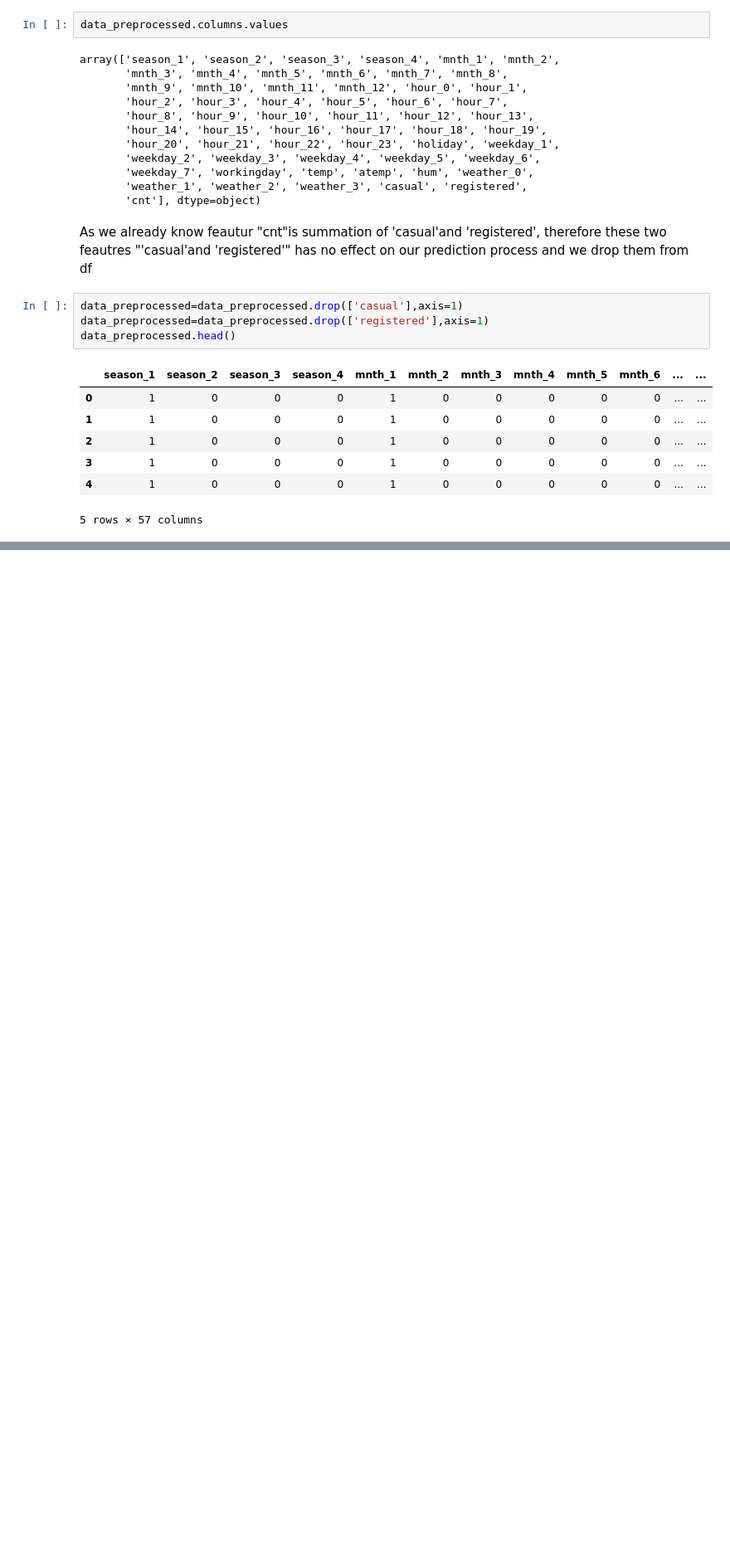
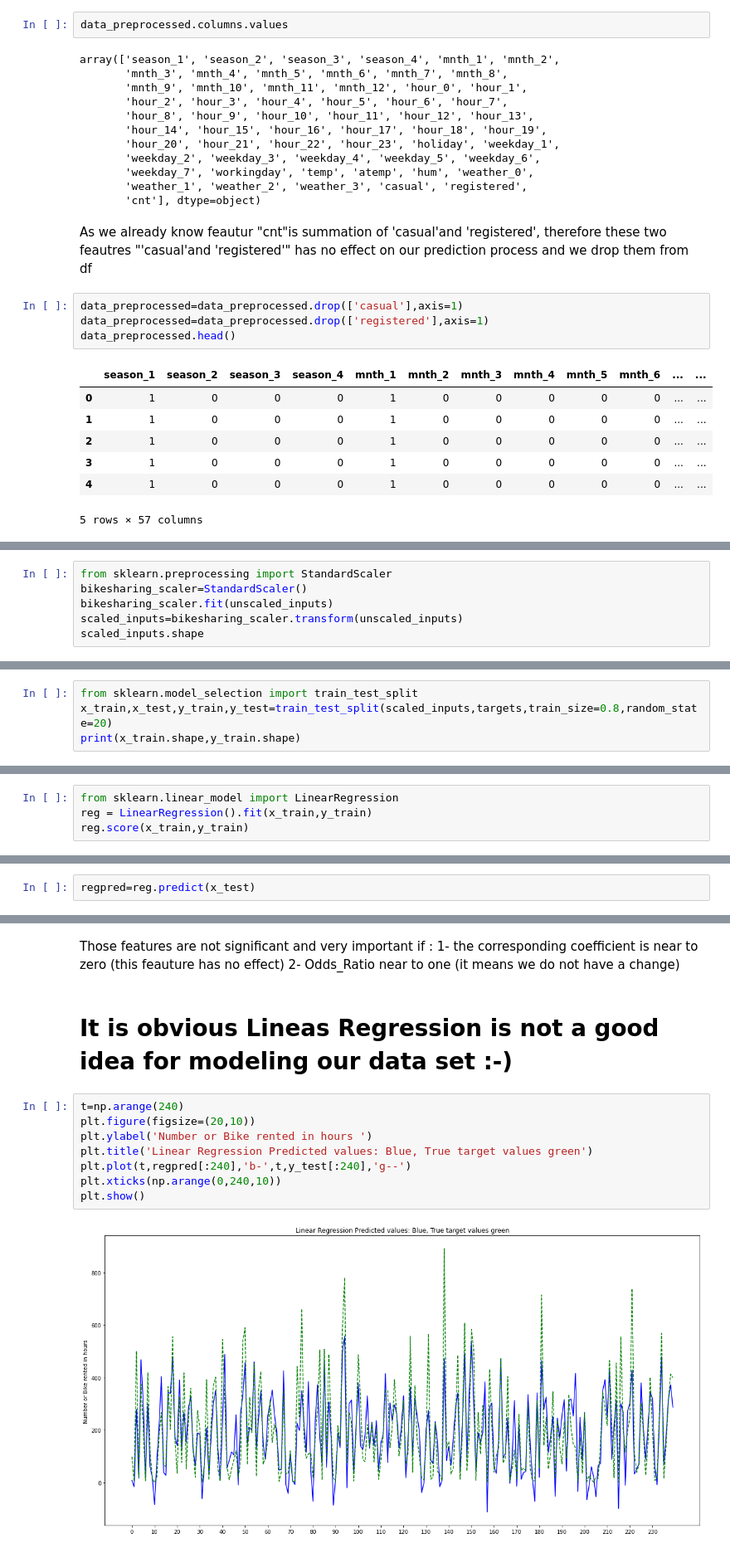
Before and after one commit to MasoudMoeini/Bike-Sharing-Dataset-Analysis, a Jupyter notebook: BikeSharing_MachineLearning.ipynb, the cells around one changed output, grey strips where cells are left out. Shown: that part at 83% size. Saved outputs shown, nothing was run; the diff lists cells and outputs as text; blank space fills up the shorter version.

```diff
--- a/BikeSharing_MachineLearning.ipynb
+++ b/BikeSharing_MachineLearning.ipynb
@@ -43,0 +100,6 @@ data_preprocessed.head()
+# %%
+from sklearn.preprocessing import StandardScaler
+bikesharing_scaler=StandardScaler()
+bikesharing_scaler.fit(unscaled_inputs)
+scaled_inputs=bikesharing_scaler.transform(unscaled_inputs)
+scaled_inputs.shape
@@ -43,0 +112,4 @@ data_preprocessed.head()
+# %%
+from sklearn.model_selection import train_test_split
+x_train,x_test,y_train,y_test=train_test_split(scaled_inputs,targets,train_size=0.8,random_state=20)
+print(x_train.shape,y_train.shape)
@@ -43,0 +124,4 @@ data_preprocessed.head()
+# %%
+from sklearn.linear_model import LinearRegression
+reg = LinearRegression().fit(x_train,y_train)
+reg.score(x_train,y_train)
@@ -43,0 +134,2 @@ data_preprocessed.head()
+# %%
+regpred=reg.predict(x_test)
@@ -43,0 +247,16 @@ data_preprocessed.head()
+# %% [markdown]
+Those features are not significant and very important if :
+1- the corresponding coefficient is near to zero (this feauture has no effect)
+2- Odds_Ratio near to one (it means we do not have a change)
+# %% [markdown]
+# It is obvious Lineas Regression is not a good idea for modeling our data set :-)
+# %%
+t=np.arange(240)
+plt.figure(figsize=(20,10))
+plt.ylabel('Number or Bike rented in hours ')
+plt.title('Linear Regression Predicted values: Blue, True target values green')
+plt.plot(t,regpred[:240],'b-',t,y_test[:240],'g--')
+plt.xticks(np.arange(0,240,10))
+plt.show()
+# %% [output]
+[figure, added]
```
Also changed, not shown: parts of 41 cells of this notebook.
